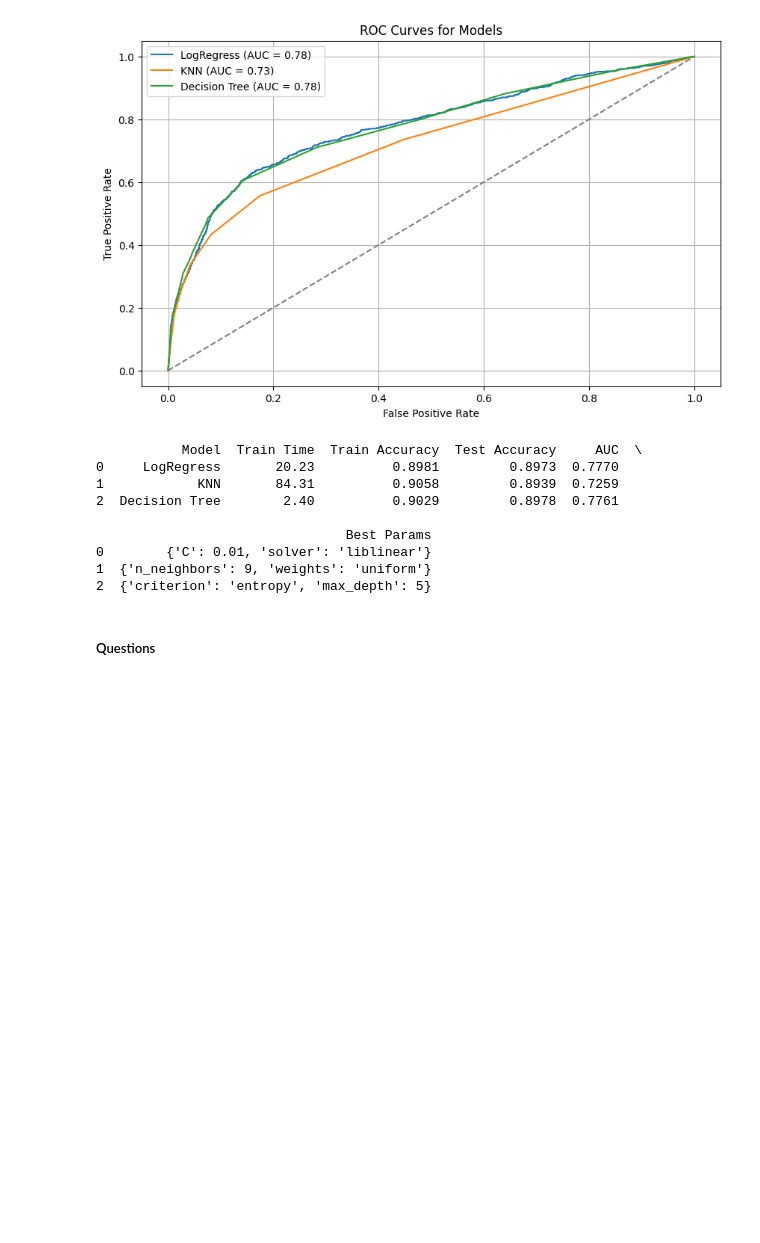
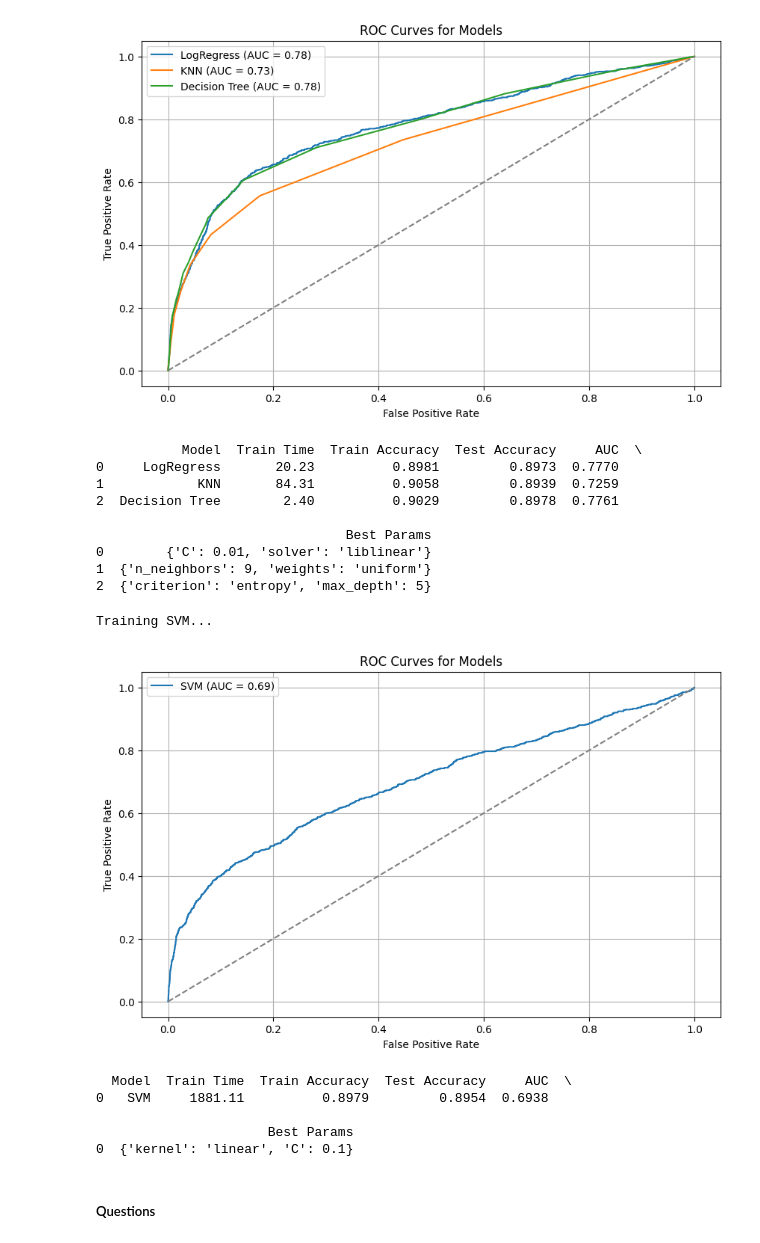
Before and after one commit to declanniall/BerkeleyAIML_Practical_3, a Jupyter notebook: prompt_III.ipynb, the cells around one changed output. Drawn from its saved outputs; the diff is of its cells as text; code cells hidden in the pictures; blank space fills up the shorter version.

```diff
--- a/prompt_III.ipynb
+++ b/prompt_III.ipynb
@@ -543,12 +543,11 @@ So taking out those Features had a ever so slight negative effect on accuracy an
 # %%
 from sklearn.model_selection import GridSearchCV, RandomizedSearchCV
 # %%
-def evaluate_models_with_search_and_roc(models, param_grids, X_train, X_test, y_train, y_test):
+def evaluate_models_with_search_and_roc(models, param_grids, X_train, X_test, y_train, y_test,n_iter=2):
     results = []
     plt.figure(figsize=(10, 6))  # Set figure size for ROC curves
 
     for model_name, model in models.items():
-        print(f"Training {model_name}...")
         start_time = time.time()
 
         # Hyperparameter tuning
@@ -556,7 +555,7 @@ def evaluate_models_with_search_and_roc(models, param_grids, X_train, X_test, y_
             print(f"Training {model_name}...")
             if model_name == "SVM":  # Use RandomizedSearchCV for SVM
                 search = RandomizedSearchCV(model, param_distributions=param_grids[model_name],
-                                            n_iter=5, cv=5, scoring="accuracy", n_jobs=-1, random_state=42)
+                                            n_iter=n_iter, cv=5, scoring="accuracy", n_jobs=-1, random_state=42)
             else:  # Use GridSearchCV for other models
                 search = GridSearchCV(model, param_grid=param_grids[model_name], cv=5, scoring="accuracy", n_jobs=-1)
 
@@ -627,12 +626,24 @@ Training SVM...
 1  {'n_neighbors': 9, 'weights': 'uniform'}
 2  {'criterion': 'entropy', 'max_depth': 5}
 # %%
+models = {
+    "SVM": SVC(probability=True) # SVM requires scaling
+}
+
 param_grids = {
     "SVM": {"C": [0.1, 1, 10], "kernel": ["linear", "rbf"]}
 }
 
 # Call function and display results
-results_df = evaluate_models_with_gridsearch(models, param_grids, X_train_scaled_nc, X_test_scaled_nc, y_train, y_test)
+results_df = evaluate_models_with_search_and_roc(models, param_grids, X_train_scaled_nc, X_test_scaled_nc, y_train, y_test)
 print(results_df)
+# %% [output]
+Training SVM...
+[figure, added]
+  Model  Train Time  Train Accuracy  Test Accuracy     AUC  \
+0   SVM     1881.11          0.8979         0.8954  0.6938
+
+                      Best Params
+0  {'kernel': 'linear', 'C': 0.1}
 # %% [markdown]
 ##### Questions
```
